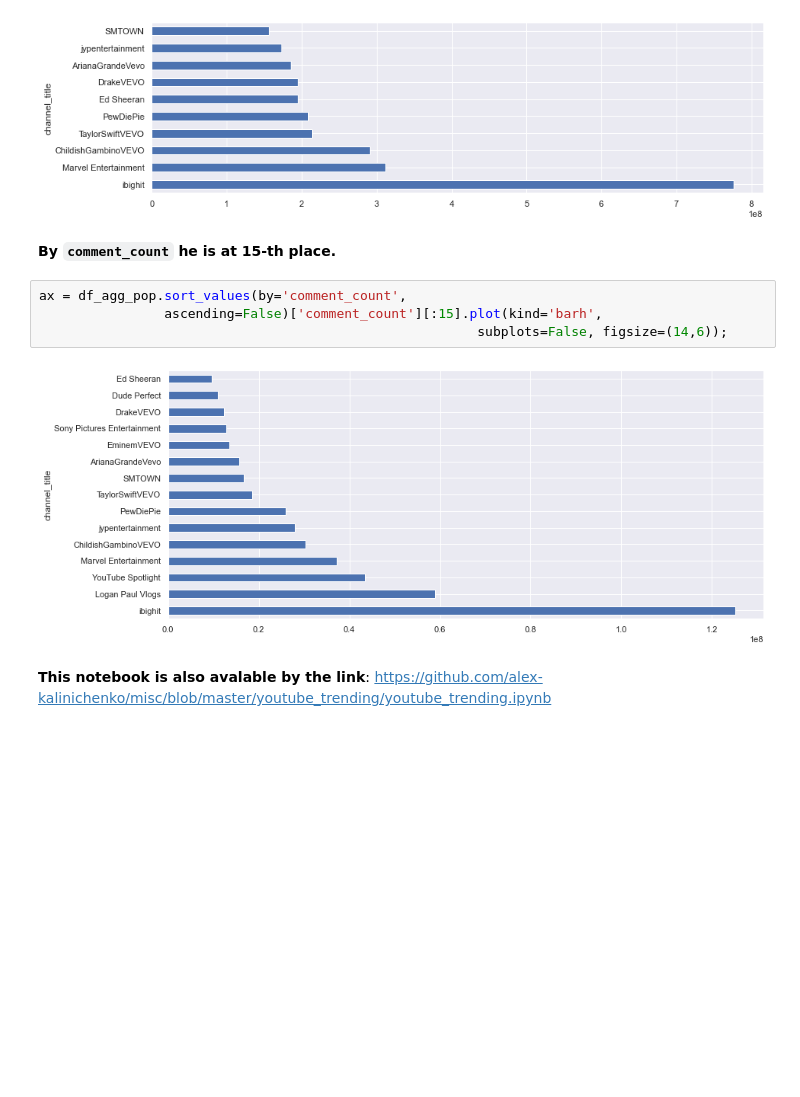
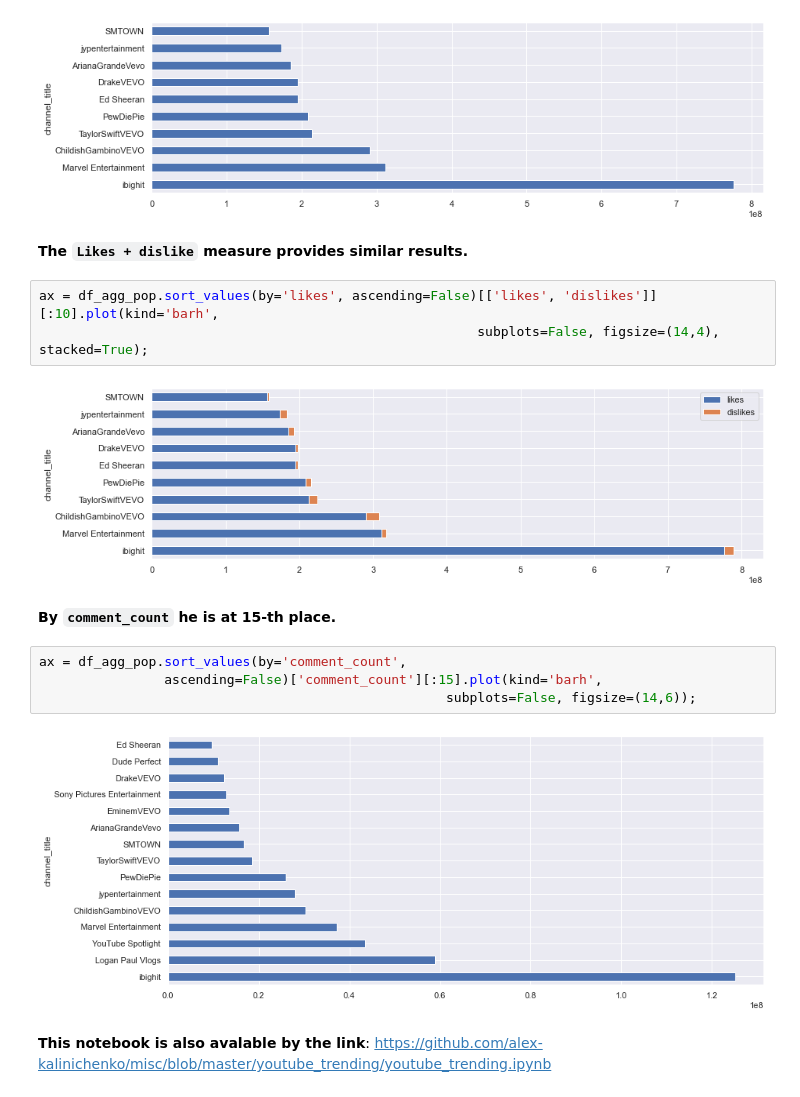
Before and after one commit to alex-kalinichenko/misc, a Jupyter notebook: youtube_trending/youtube_trending.ipynb, the cells around one changed output. Cells and saved outputs as stored; diff of their text form; blank space fills up the shorter version.

```diff
--- a/youtube_trending/youtube_trending.ipynb
+++ b/youtube_trending/youtube_trending.ipynb
@@ -612,13 +644,20 @@ ax = df_agg_pop.sort_values(by='likes', ascending=False)['likes'][:10].plot(kind
                                                         subplots=False, figsize=(14,4));
 # %% [output]
 [figure]
+# %% [markdown]
+**The `Likes + dislike` measure provides similar results.**
+# %%
+ax = df_agg_pop.sort_values(by='likes', ascending=False)[['likes', 'dislikes']][:10].plot(kind='barh',
+                                                        subplots=False, figsize=(14,4), stacked=True);
+# %% [output]
+[figure, added]
 # %% [markdown]
 **By `comment_count` he is at 15-th place.**
 # %%
 ax = df_agg_pop.sort_values(by='comment_count',
                 ascending=False)['comment_count'][:15].plot(kind='barh',
-                                                        subplots=False, figsize=(14,6));
+                                                    subplots=False, figsize=(14,6));
 # %% [output]
 [figure]
-# %% [markdown]
-**This notebook is also avalable by the link**: https://github.com/alex-kalinichenko/misc/blob/master/youtube_trending/youtube_trending.ipynb
+# %% [markdown]
+**This notebook is also avalable by the link**: https://github.com/alex-kalinichenko/misc/blob/master/youtube_trending/youtube_trending.ipynb
```
Also changed, not shown: parts of 25 cells of this notebook.
